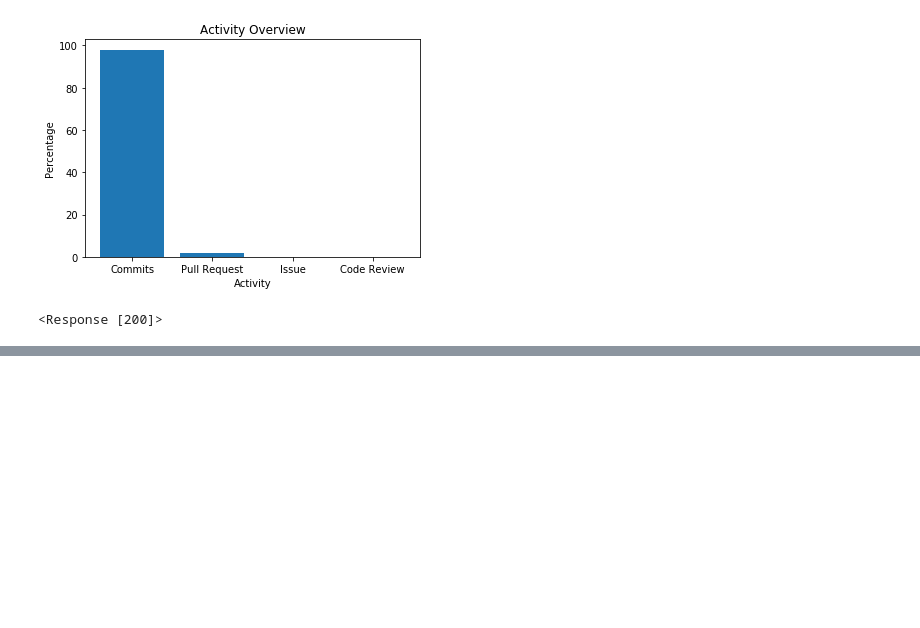
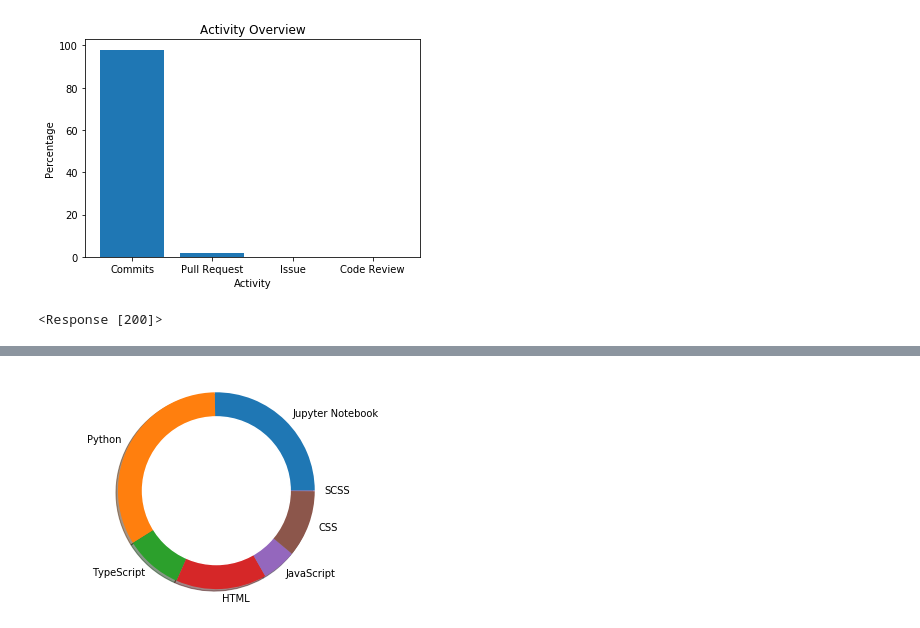
Before and after one commit to shlokashah/Github-Scrape, a Jupyter notebook: github_scrape.ipynb, the cells around one changed output, grey strips where cells are left out. Cells and saved outputs as stored; diff of their text form; code cells hidden in the pictures; blank space fills up the shorter version.

```diff
--- a/github_scrape.ipynb
+++ b/github_scrape.ipynb
@@ -348,0 +339,23 @@ word_cloud(overall_language,'Languages Used by the User')
+# %%
+percentage = []
+language = []
+for i,v in enumerate(overall_language):
+#     print(i,v)
+    language.append(v)
+    overall_language[v] = overall_language[v]/10
+    percentage.append(overall_language[v])
+# overall_language
+# %%
+labels = language[:7]
+sizes = percentage[:7]
+# colors = ['yellowgreen', 'gold', 'lightskyblue', 'lightcoral']
+# explode = (0) * len(language)
+plt.pie(sizes,labels=labels,shadow=True,radius=1.0)
+# plt.rcParams["figure.figsize"] = (4, 8)
+centre_circle = plt.Circle((0,0),0.75,color='white', fc='white',linewidth=1.5)
+fig = plt.gcf()
+fig.gca().add_artist(centre_circle)
+plt.axis('equal')
+plt.show()
+# %% [output]
+[figure, added]
```
Also changed, not shown: parts of 12 cells of this notebook, 1 other file.
